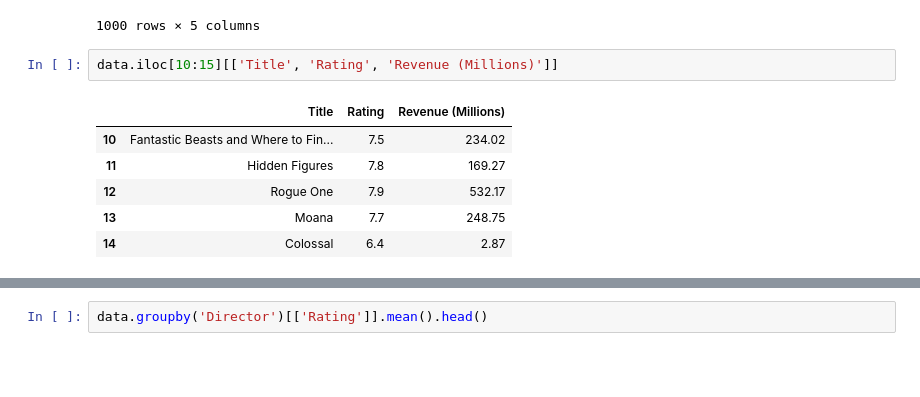
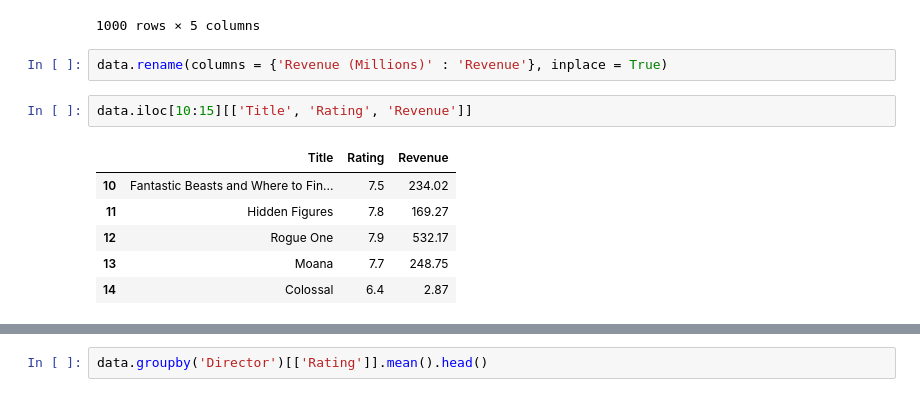
Before and after one commit to Yangchann/AIO2024, a Jupyter notebook: module_3/week_1/data_analysis_text.ipynb, the cells around one changed output, grey strips where cells are left out. Drawn from its saved outputs; the diff is of its cells as text; blank space fills up the shorter version.

Commit message:
update data analysis exercise

```diff
--- a/module_3/week_1/data_analysis_text.ipynb
+++ b/module_3/week_1/data_analysis_text.ipynb
@@ -116,10 +116,12 @@ some_cols
 | 998 | Search Party | Adventure,Comedy | Adam Pally, T.J. Miller, Thomas M... | Scot Armstrong | 5.6 |
 | 999 | Nine Lives | Comedy,Family,Fantasy | Kevin Spacey, Jennifer Garner, Ro... | Barry Sonnenfeld | 5.3 |
 1000 rows × 5 columns
+# %%
+data.rename(columns = {'Revenue (Millions)' : 'Revenue'}, inplace = True)
 # %%
-data.iloc[10:15][['Title', 'Rating', 'Revenue (Millions)']]
+data.iloc[10:15][['Title', 'Rating', 'Revenue']]
 # %% [output]
-|  | Title | Rating | Revenue (Millions) |
+|  | Title | Rating | Revenue |
 | 10 | Fantastic Beasts and Where to Fin... | 7.5 | 234.02 |
 | 11 | Hidden Figures | 7.8 | 169.27 |
 | 12 | Rogue One | 7.9 | 532.17 |
```
Also changed, not shown: parts of 2 cells of this notebook, 1 other file.
